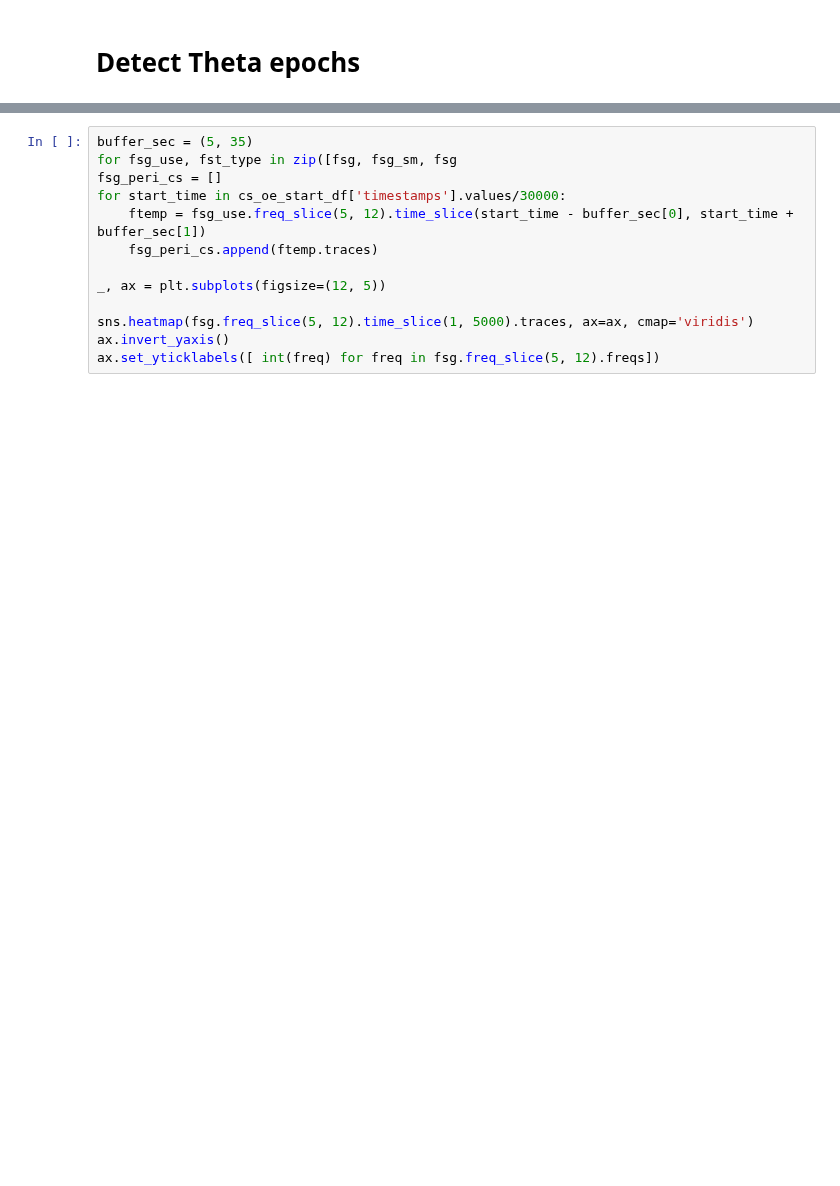
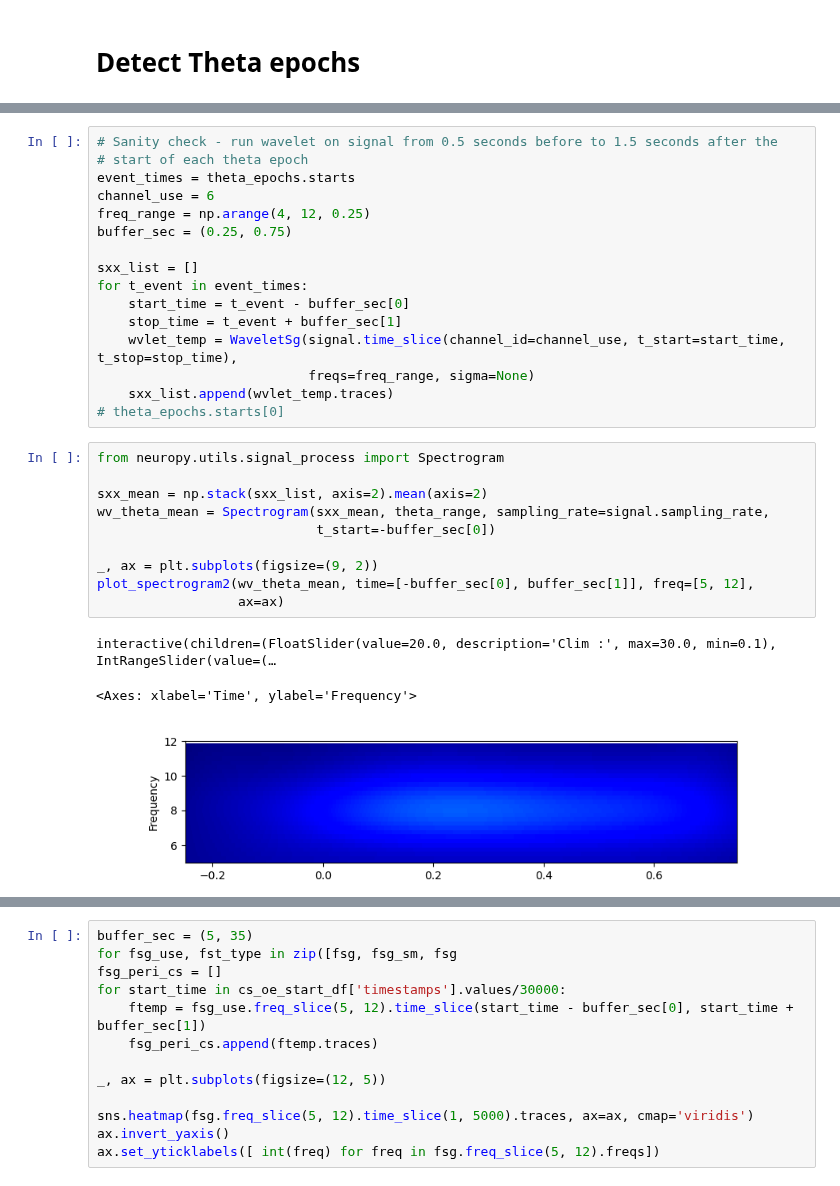
Before and after one commit to nkinsky/TraceFC, a Jupyter notebook: Notebooks/Spectral_Analysis.ipynb, the cells around one changed output, grey strips where cells are left out. Drawn from its saved outputs; the diff is of its cells as text; blank space fills up the shorter version.

```diff
--- a/Notebooks/Spectral_Analysis.ipynb
+++ b/Notebooks/Spectral_Analysis.ipynb
@@ -171,0 +203,30 @@ Best channel for theta: [55]
+# %%
+# Sanity check - run wavelet on signal from 0.5 seconds before to 1.5 seconds after the
+# start of each theta epoch
+event_times = theta_epochs.starts
+channel_use = 6
+freq_range = np.arange(4, 12, 0.25)
+buffer_sec = (0.25, 0.75)
+
+sxx_list = []
+for t_event in event_times:
+    start_time = t_event - buffer_sec[0]
+    stop_time = t_event + buffer_sec[1]
+    wvlet_temp = WaveletSg(signal.time_slice(channel_id=channel_use, t_start=start_time, t_stop=stop_time),
+                           freqs=freq_range, sigma=None)
+    sxx_list.append(wvlet_temp.traces)
+# theta_epochs.starts[0]
+# %%
+from neuropy.utils.signal_process import Spectrogram
+
+sxx_mean = np.stack(sxx_list, axis=2).mean(axis=2)
+wv_theta_mean = Spectrogram(sxx_mean, theta_range, sampling_rate=signal.sampling_rate,
+                            t_start=-buffer_sec[0])
+
+_, ax = plt.subplots(figsize=(9, 2))
+plot_spectrogram2(wv_theta_mean, time=[-buffer_sec[0], buffer_sec[1]], freq=[5, 12],
+                  ax=ax)
+# %% [output]
+interactive(children=(FloatSlider(value=20.0, description='Clim :', max=30.0, min=0.1), IntRangeSlider(value=(…
+<Axes: xlabel='Time', ylabel='Frequency'>
+[figure, added]
```
Also changed, not shown: parts of 118 cells of this notebook.
